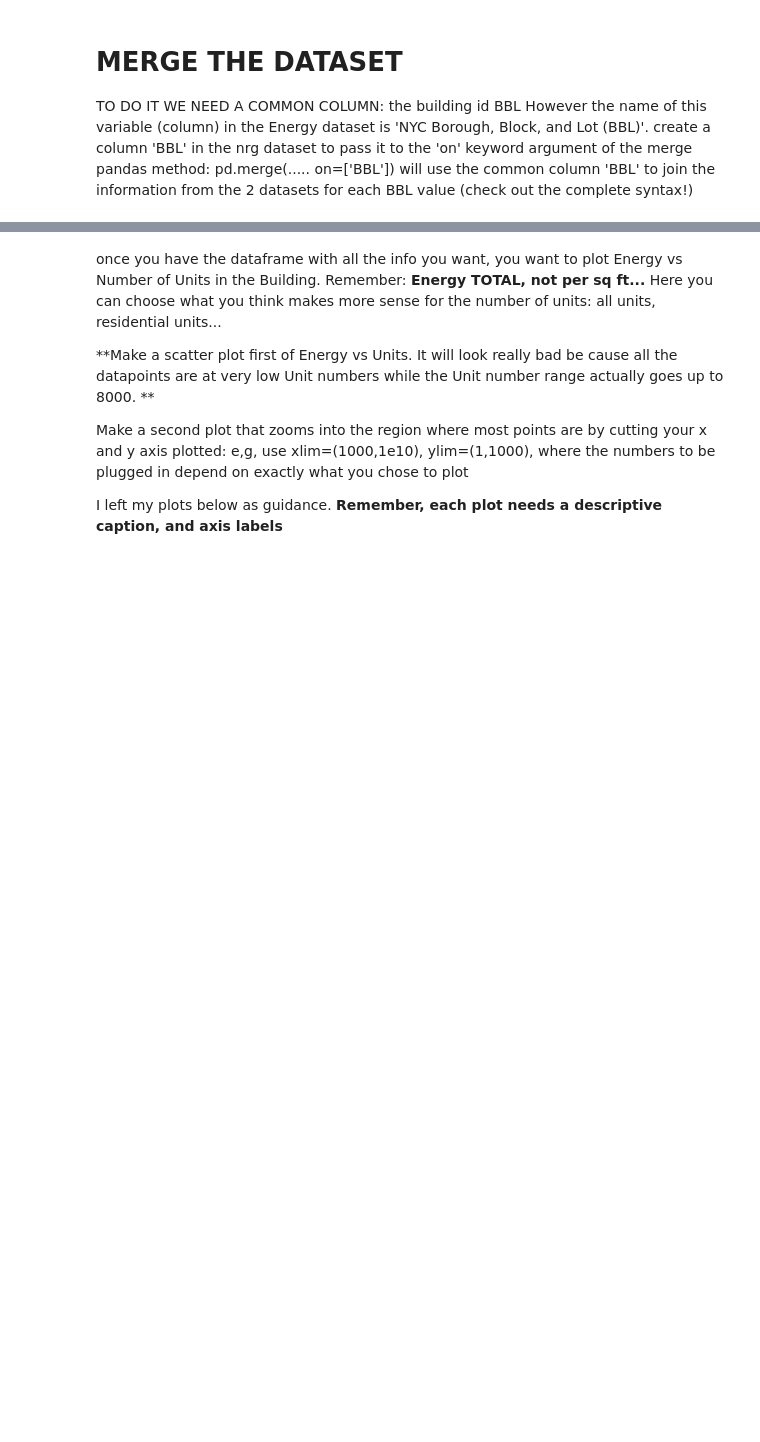
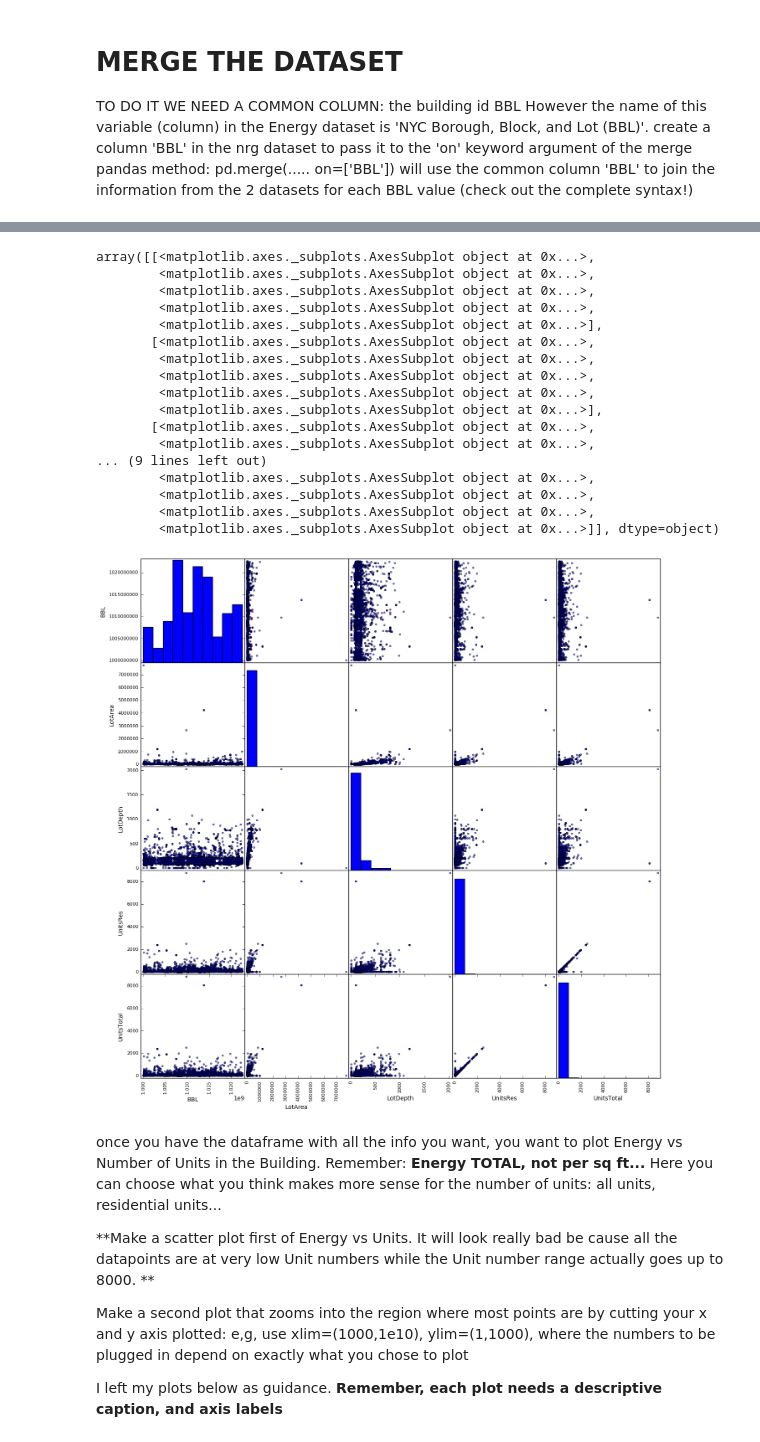
Before and after one commit to aaron-15/PUI2016_ajd629, a Jupyter notebook: HW6_ajd629/HW6_1_ajd629.ipynb, the cells around one changed output, grey strips where cells are left out. Cells and saved outputs as stored; diff of their text form; code cells hidden in the pictures; blank space fills up the shorter version.

```diff
--- a/HW6_ajd629/HW6_1_ajd629.ipynb
+++ b/HW6_ajd629/HW6_1_ajd629.ipynb
@@ -125,0 +220,5 @@ I can replace the entries that failed to be converted to 'NaN'
+# %%
+indx = (np.vectorize(canconvert)(nrg['nyc_borough_block_and_lot_bbl']))
+print ("invalid entries changed to NaN %d"%sum(indx))
+nrg['nyc_borough_block_and_lot_bbl'][~indx] = float('NaN')
+#do it for however many columns you need
@@ -137,6 +298,0 @@ bsize.BBL.astype(float)
-# %%
-#example
-indx = (np.vectorize(canconvert)(nrg['Site EUI(kBtu/ft2)']))
-print ("invalid entries changed to NaN %d"%sum(indx))
-nrg['Site EUI(kBtu/ft2)'][~indx] = float('NaN')
-#do it for however many columns you need
@@ -148,3 +299,8 @@ See the caveats in the documentation: http://pandas.pydata.org/pandas-docs/stabl
 # %% [markdown]
 # MERGE THE DATASET
 TO DO IT WE NEED A COMMON COLUMN: the building id BBL However the name of this variable (column) in the Energy dataset is 'NYC Borough, Block, and Lot (BBL)'. create a column 'BBL' in the nrg dataset to pass it to the 'on' keyword argument of the merge pandas method: pd.merge(..... on=['BBL']) will use the common column 'BBL' to join the information from the 2 datasets for each BBL value (check out the complete syntax!)
+# %%
+# prepare your BBL columns
+nrg.rename(columns= {'nyc_borough_block_and_lot_bbl' :'BBL'}, inplace = True)#merge
+# %%
+bblnrgdata = pd.merge(nrg, bsize, on = 'BBL')
@@ -151,11 +316,25 @@ TO DO IT WE NEED A COMMON COLUMN: the building id BBL However the name of this v
 # %%
-# prepare your BBL columns
-nrg.rename...
-#merge
-bblnrgdata = pd.merge(...)
-
 # Now the scatter matrix plot should show more columns.
 scatter_matrix (bblnrgdata, s=30, figsize=(16, 16))
+# %% [output]
+array([[<matplotlib.axes._subplots.AxesSubplot object at 0x...>,
+        <matplotlib.axes._subplots.AxesSubplot object at 0x...>,
+        <matplotlib.axes._subplots.AxesSubplot object at 0x...>,
+        <matplotlib.axes._subplots.AxesSubplot object at 0x...>,
+        <matplotlib.axes._subplots.AxesSubplot object at 0x...>],
+       [<matplotlib.axes._subplots.AxesSubplot object at 0x...>,
+        <matplotlib.axes._subplots.AxesSubplot object at 0x...>,
+        <matplotlib.axes._subplots.AxesSubplot object at 0x...>,
+        <matplotlib.axes._subplots.AxesSubplot object at 0x...>,
+        <matplotlib.axes._subplots.AxesSubplot object at 0x...>],
+       [<matplotlib.axes._subplots.AxesSubplot object at 0x...>,
+        <matplotlib.axes._subplots.AxesSubplot object at 0x...>,
+... (9 lines left out)
+        <matplotlib.axes._subplots.AxesSubplot object at 0x...>,
+        <matplotlib.axes._subplots.AxesSubplot object at 0x...>,
+        <matplotlib.axes._subplots.AxesSubplot object at 0x...>,
+        <matplotlib.axes._subplots.AxesSubplot object at 0x...>]], dtype=object)
+[figure, added]
 # %% [markdown]
 once you have the dataframe with all the info you want, you want to plot Energy vs Number of Units in the Building. Remember: **Energy TOTAL, not per sq ft...** Here you can choose what you think makes more sense for the number of units: all units, residential units...
 
```
Also changed, not shown: parts of 48 cells of this notebook.
